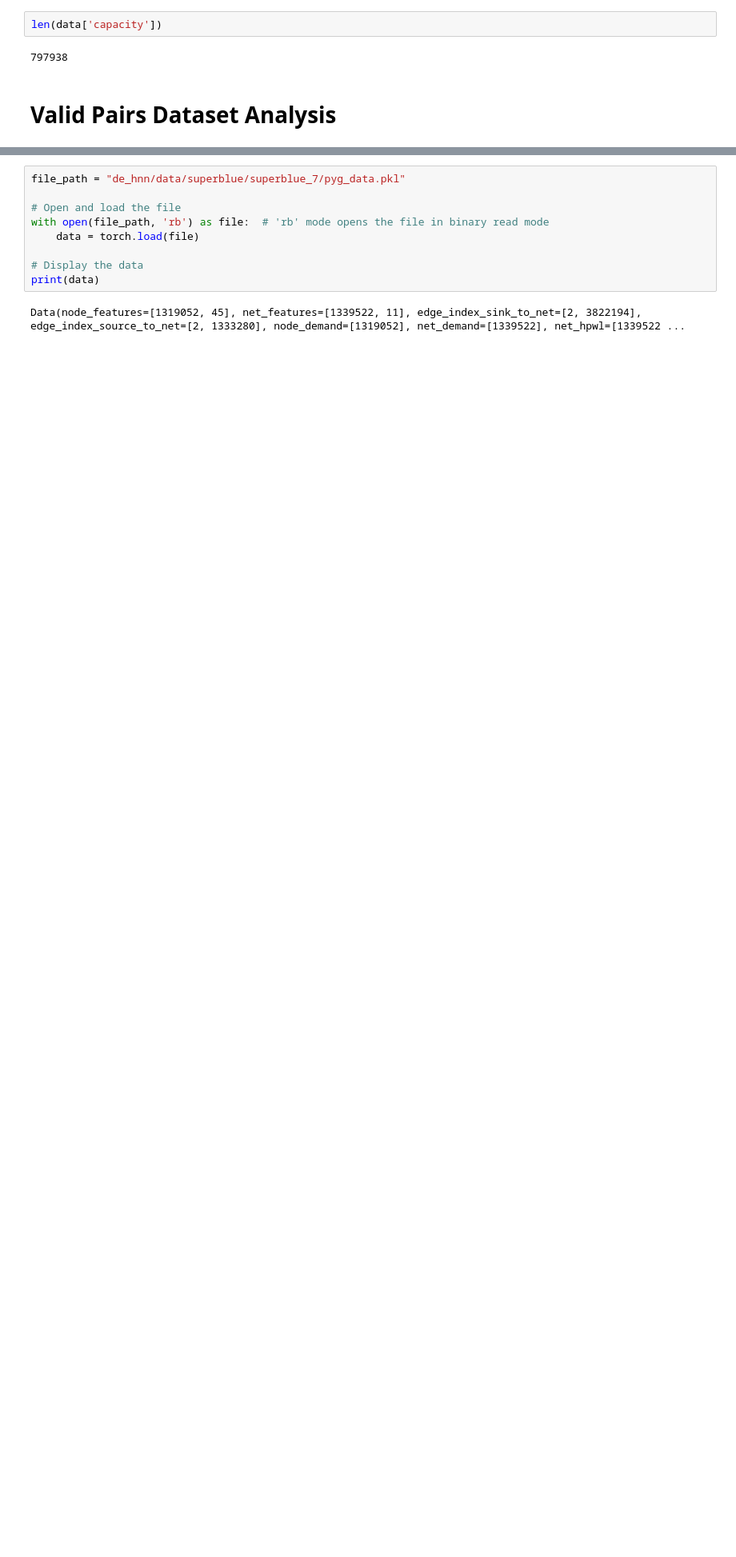
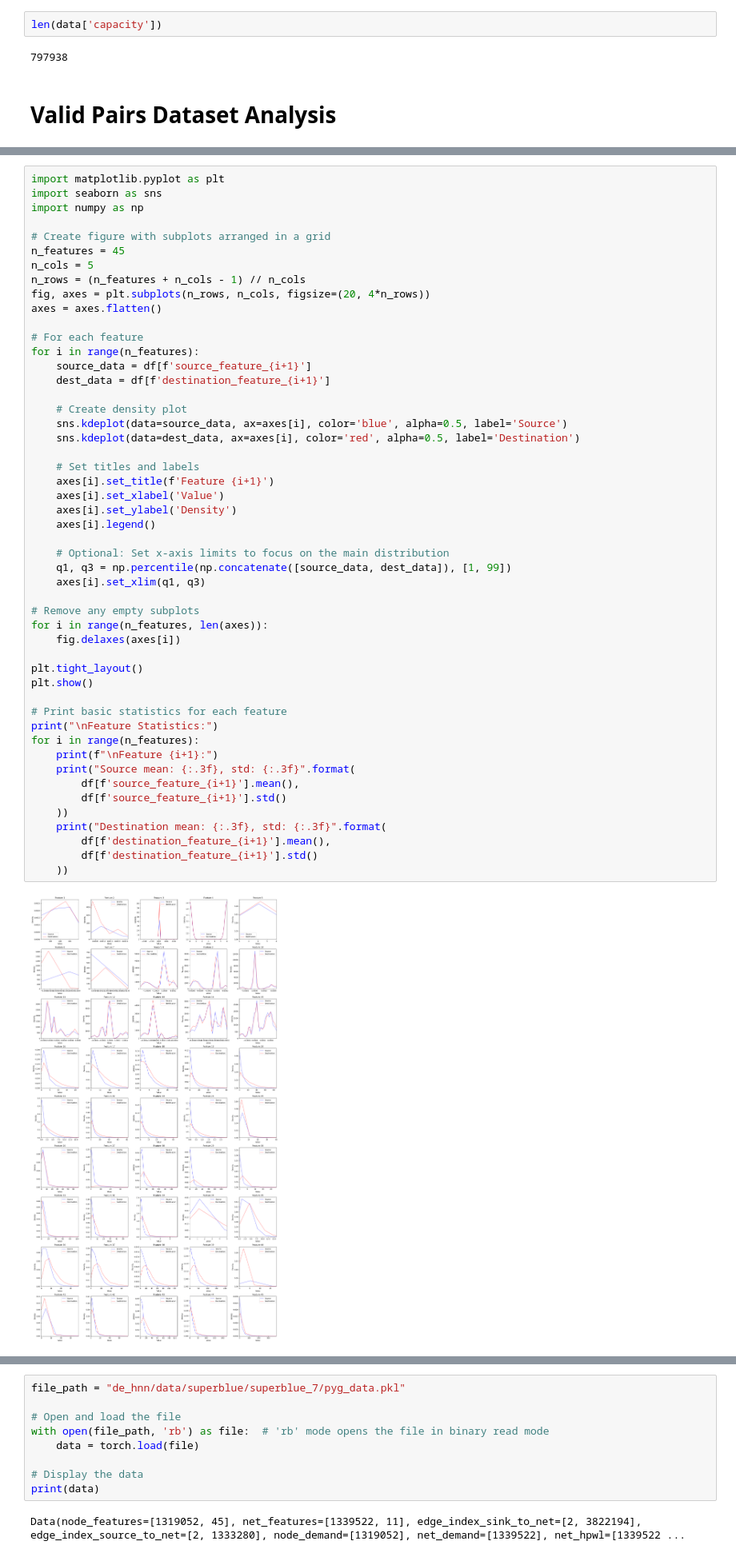
Before and after one commit to waltercywong/Congestion-Prediction-with-Walks-and-Paritioning, a Jupyter notebook: src/notebooks/data_exploration.ipynb, the cells around one changed output, grey strips where cells are left out. Shown at 80% size. Drawn from its saved outputs; the diff is of its cells as text; blank space fills up the shorter version.

```diff
--- a/src/notebooks/data_exploration.ipynb
+++ b/src/notebooks/data_exploration.ipynb
@@ -795,0 +932,52 @@ pairs_df[pairs_df['source'] == pairs_df['source'].max()]
+# %%
+import matplotlib.pyplot as plt
+import seaborn as sns
+import numpy as np
+
+# Create figure with subplots arranged in a grid
+n_features = 45
+n_cols = 5
+n_rows = (n_features + n_cols - 1) // n_cols
+fig, axes = plt.subplots(n_rows, n_cols, figsize=(20, 4*n_rows))
+axes = axes.flatten()
+
+# For each feature
+for i in range(n_features):
+    source_data = df[f'source_feature_{i+1}']
+    dest_data = df[f'destination_feature_{i+1}']
+
+    # Create density plot
+    sns.kdeplot(data=source_data, ax=axes[i], color='blue', alpha=0.5, label='Source')
+    sns.kdeplot(data=dest_data, ax=axes[i], color='red', alpha=0.5, label='Destination')
+
+    # Set titles and labels
+    axes[i].set_title(f'Feature {i+1}')
+    axes[i].set_xlabel('Value')
+    axes[i].set_ylabel('Density')
+    axes[i].legend()
+
+    # Optional: Set x-axis limits to focus on the main distribution
+    q1, q3 = np.percentile(np.concatenate([source_data, dest_data]), [1, 99])
+    axes[i].set_xlim(q1, q3)
+
+# Remove any empty subplots
+for i in range(n_features, len(axes)):
+    fig.delaxes(axes[i])
+
+plt.tight_layout()
+plt.show()
+
+# Print basic statistics for each feature
+print("\nFeature Statistics:")
+for i in range(n_features):
+    print(f"\nFeature {i+1}:")
+    print("Source mean: {:.3f}, std: {:.3f}".format(
+        df[f'source_feature_{i+1}'].mean(),
+        df[f'source_feature_{i+1}'].std()
+    ))
+    print("Destination mean: {:.3f}, std: {:.3f}".format(
+        df[f'destination_feature_{i+1}'].mean(),
+        df[f'destination_feature_{i+1}'].std()
+    ))
+# %% [output]
+[figure, added]
```
Also changed, not shown: parts of 22 cells of this notebook.
